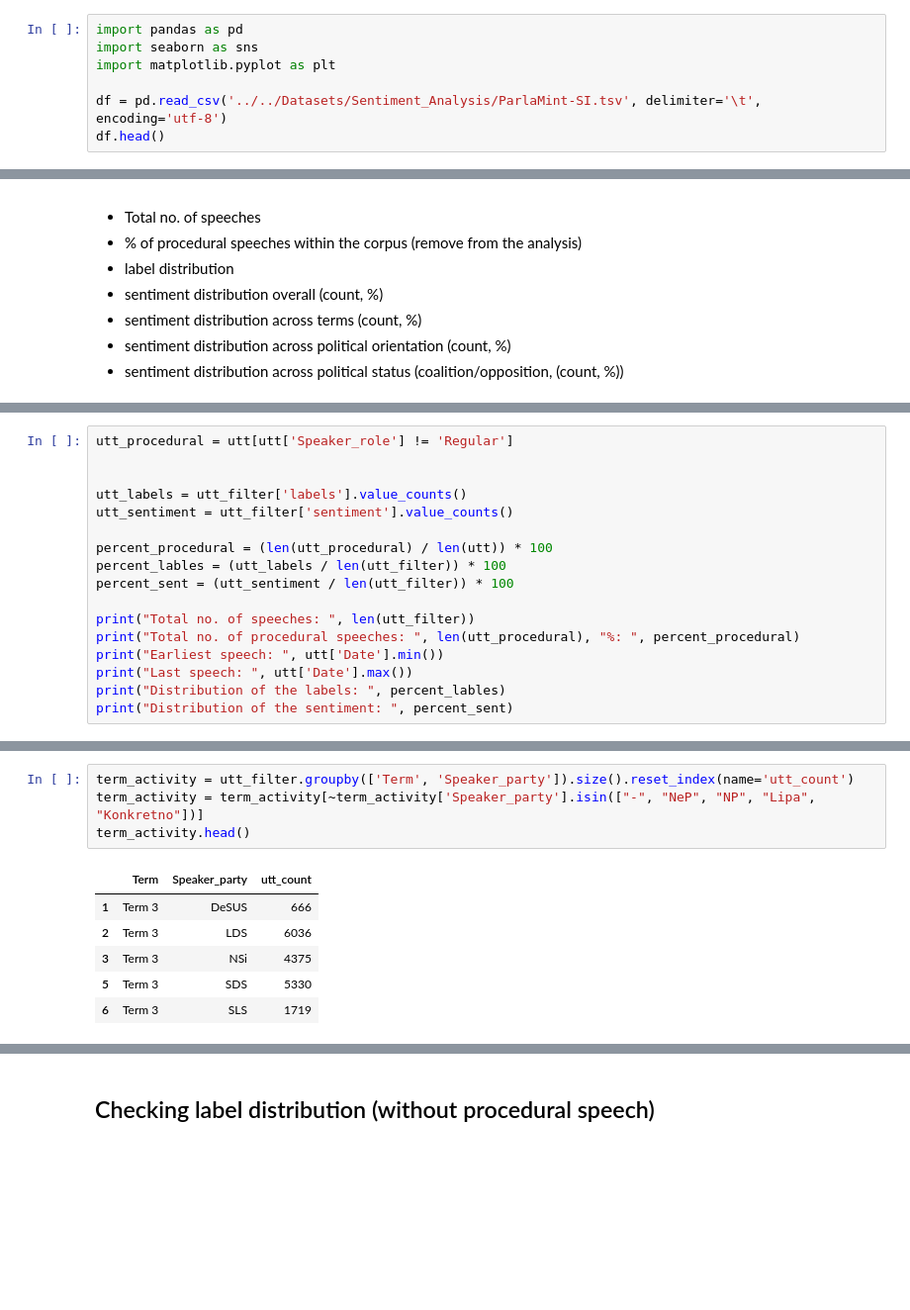
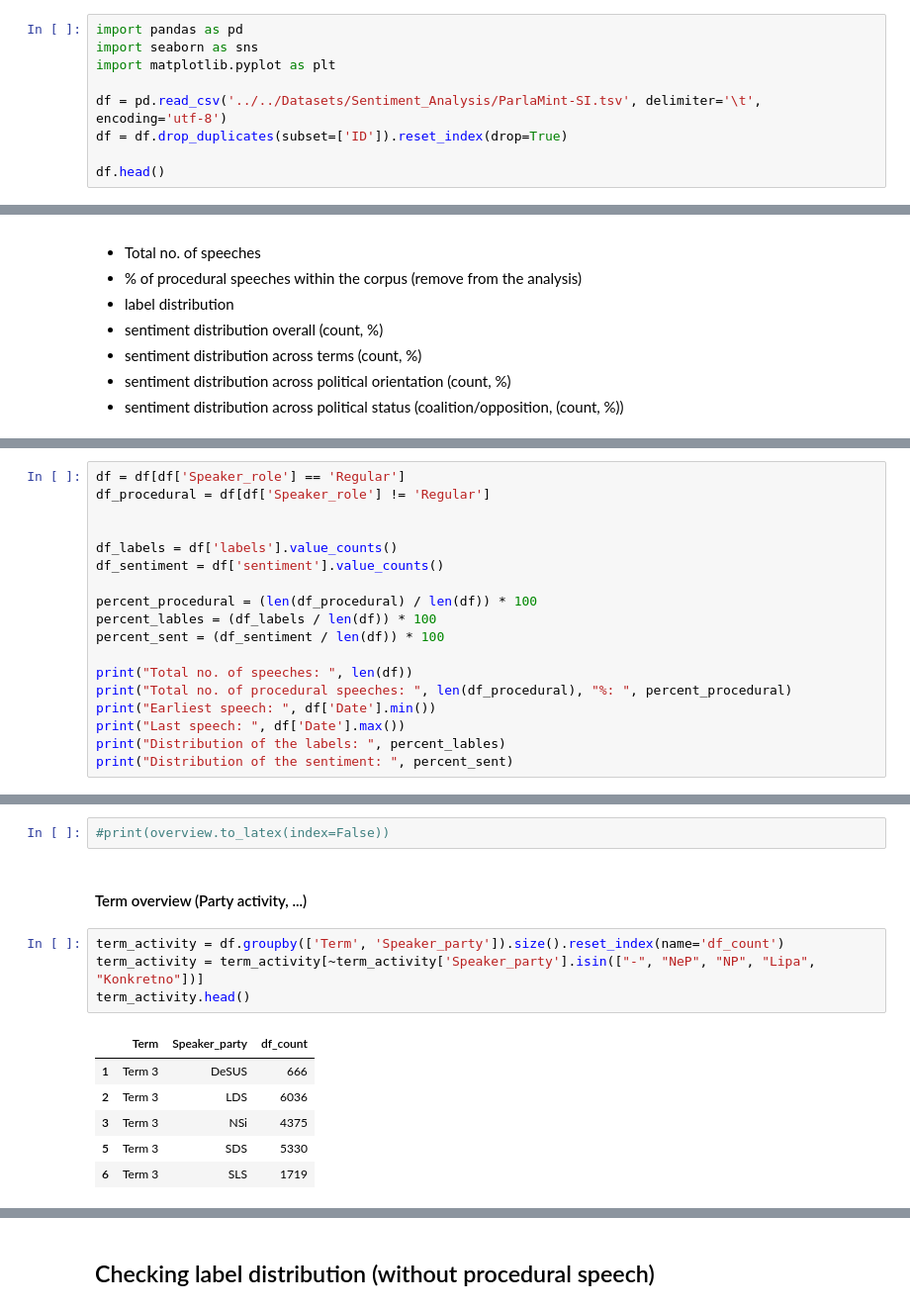
Before and after one commit to katjameden/ParlaMint_Sentiment, a Jupyter notebook: Aggregation/Notebooks/Sentiment_Analysis/Analysis.ipynb, the cells around one changed output, grey strips where cells are left out. Shown at 99% size. Saved outputs shown, nothing was run; the diff lists cells and outputs as text; blank space fills up the shorter version.

Commit message:
Fix Term7 overlap and produce party overview

```diff
--- a/Aggregation/Notebooks/Sentiment_Analysis/Analysis.ipynb
+++ b/Aggregation/Notebooks/Sentiment_Analysis/Analysis.ipynb
@@ -6,6 +14,8 @@ import seaborn as sns
 import matplotlib.pyplot as plt
 
 df = pd.read_csv('../../Datasets/Sentiment_Analysis/ParlaMint-SI.tsv', delimiter='\t', encoding='utf-8')
+df = df.drop_duplicates(subset=['ID']).reset_index(drop=True)
+
 df.head()
 # %% [output]
 |  | ID | sent_id | text | text_en | sent_annotations | utt_annotations | labels | sentiment | Title | ... |
@@ -89,17 +92,18 @@ utt_filter.head()
 # %%
-utt_procedural = utt[utt['Speaker_role'] != 'Regular']
+df = df[df['Speaker_role'] == 'Regular']
+df_procedural = df[df['Speaker_role'] != 'Regular']
 
 
-utt_labels = utt_filter['labels'].value_counts()
-utt_sentiment = utt_filter['sentiment'].value_counts()
+df_labels = df['labels'].value_counts()
+df_sentiment = df['sentiment'].value_counts()
 
-percent_procedural = (len(utt_procedural) / len(utt)) * 100
-percent_lables = (utt_labels / len(utt_filter)) * 100
-percent_sent = (utt_sentiment / len(utt_filter)) * 100
+percent_procedural = (len(df_procedural) / len(df)) * 100
+percent_lables = (df_labels / len(df)) * 100
+percent_sent = (df_sentiment / len(df)) * 100
 
-print("Total no. of speeches: ", len(utt_filter))
-print("Total no. of procedural speeches: ", len(utt_procedural), "%: ", percent_procedural)
-print("Earliest speech: ", utt['Date'].min())
-print("Last speech: ", utt['Date'].max())
+print("Total no. of speeches: ", len(df))
+print("Total no. of procedural speeches: ", len(df_procedural), "%: ", percent_procedural)
+print("Earliest speech: ", df['Date'].min())
+print("Last speech: ", df['Date'].max())
 print("Distribution of the labels: ", percent_lables)
 print("Distribution of the sentiment: ", percent_sent)
@@ -126,9 +217,13 @@ print(orientation_check)
+# %%
+#print(overview.to_latex(index=False))
+# %% [markdown]
+#### Term overview (Party activity, ...)
 # %%
-term_activity = utt_filter.groupby(['Term', 'Speaker_party']).size().reset_index(name='utt_count')
+term_activity = df.groupby(['Term', 'Speaker_party']).size().reset_index(name='df_count')
 term_activity = term_activity[~term_activity['Speaker_party'].isin(["-", "NeP", "NP", "Lipa", "Konkretno"])]
 term_activity.head()
 # %% [output]
-|  | Term | Speaker_party | utt_count |
+|  | Term | Speaker_party | df_count |
 | 1 | Term 3 | DeSUS | 666 |
 | 2 | Term 3 | LDS | 6036 |
 | 3 | Term 3 | NSi | 4375 |
```
Also changed, not shown: parts of 40 cells of this notebook, 9 other files.
